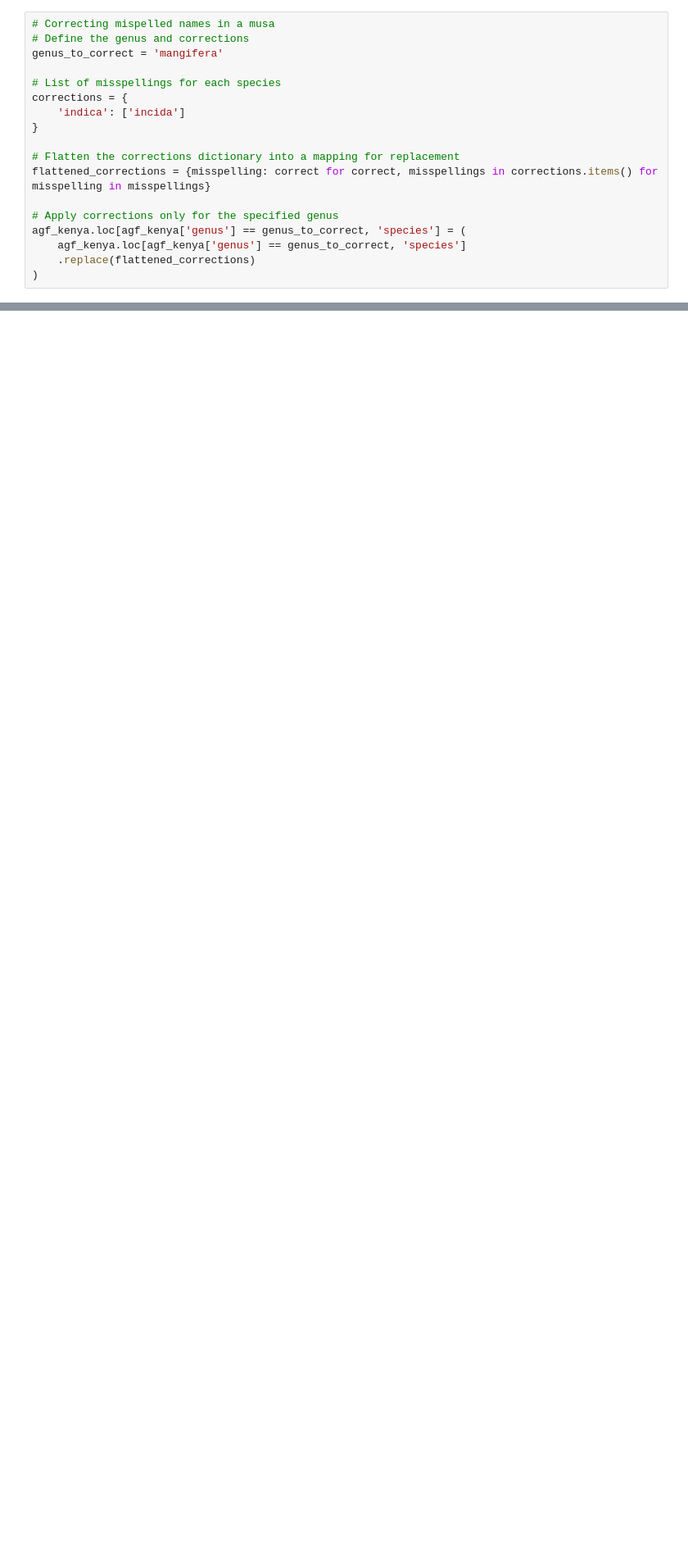
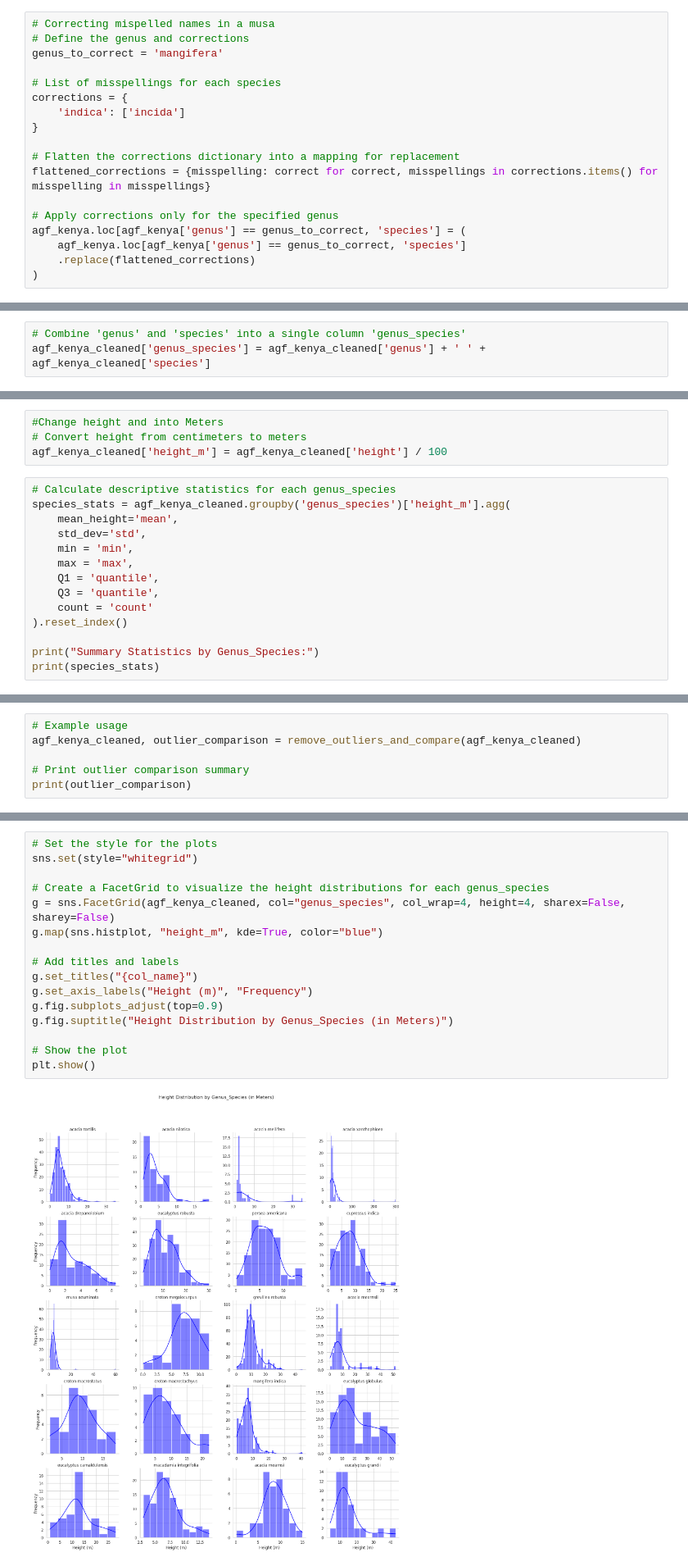
Before and after one commit to irungus/agf_kenya, a Jupyter notebook: agf_kenya_colab.ipynb, the cells around one changed output, grey strips where cells are left out. Shown at 82% size. Saved outputs shown, nothing was run; the diff lists cells and outputs as text; blank space fills up the shorter version.

```diff
--- a/agf_kenya_colab.ipynb
+++ b/agf_kenya_colab.ipynb
@@ -513,0 +417,3 @@ Map(center=[-1.589701324528681, 36.20824515704394], controls=(WidgetControl(opti
+# %%
+# Combine 'genus' and 'species' into a single column 'genus_species'
+agf_kenya_cleaned['genus_species'] = agf_kenya_cleaned['genus'] + ' ' + agf_kenya_cleaned['species']
@@ -513,0 +429,18 @@ Map(center=[-1.589701324528681, 36.20824515704394], controls=(WidgetControl(opti
+# %%
+#Change height and into Meters
+# Convert height from centimeters to meters
+agf_kenya_cleaned['height_m'] = agf_kenya_cleaned['height'] / 100
+# %%
+# Calculate descriptive statistics for each genus_species
+species_stats = agf_kenya_cleaned.groupby('genus_species')['height_m'].agg(
+    mean_height='mean',
+    std_dev='std',
+    min = 'min',
+    max = 'max',
+    Q1 = 'quantile',
+    Q3 = 'quantile',
+    count = 'count'
+).reset_index()
+
+print("Summary Statistics by Genus_Species:")
+print(species_stats)
@@ -513,0 +596,6 @@ Map(center=[-1.589701324528681, 36.20824515704394], controls=(WidgetControl(opti
+# %%
+# Example usage
+agf_kenya_cleaned, outlier_comparison = remove_outliers_and_compare(agf_kenya_cleaned)
+
+# Print outlier comparison summary
+print(outlier_comparison)
@@ -513,0 +620,18 @@ Map(center=[-1.589701324528681, 36.20824515704394], controls=(WidgetControl(opti
+# %%
+# Set the style for the plots
+sns.set(style="whitegrid")
+
+# Create a FacetGrid to visualize the height distributions for each genus_species
+g = sns.FacetGrid(agf_kenya_cleaned, col="genus_species", col_wrap=4, height=4, sharex=False, sharey=False)
+g.map(sns.histplot, "height_m", kde=True, color="blue")
+
+# Add titles and labels
+g.set_titles("{col_name}")
+g.set_axis_labels("Height (m)", "Frequency")
+g.fig.subplots_adjust(top=0.9)
+g.fig.suptitle("Height Distribution by Genus_Species (in Meters)")
+
+# Show the plot
+plt.show()
+# %% [output]
+[figure, added]
```
Also changed, not shown: parts of 40 cells of this notebook.
